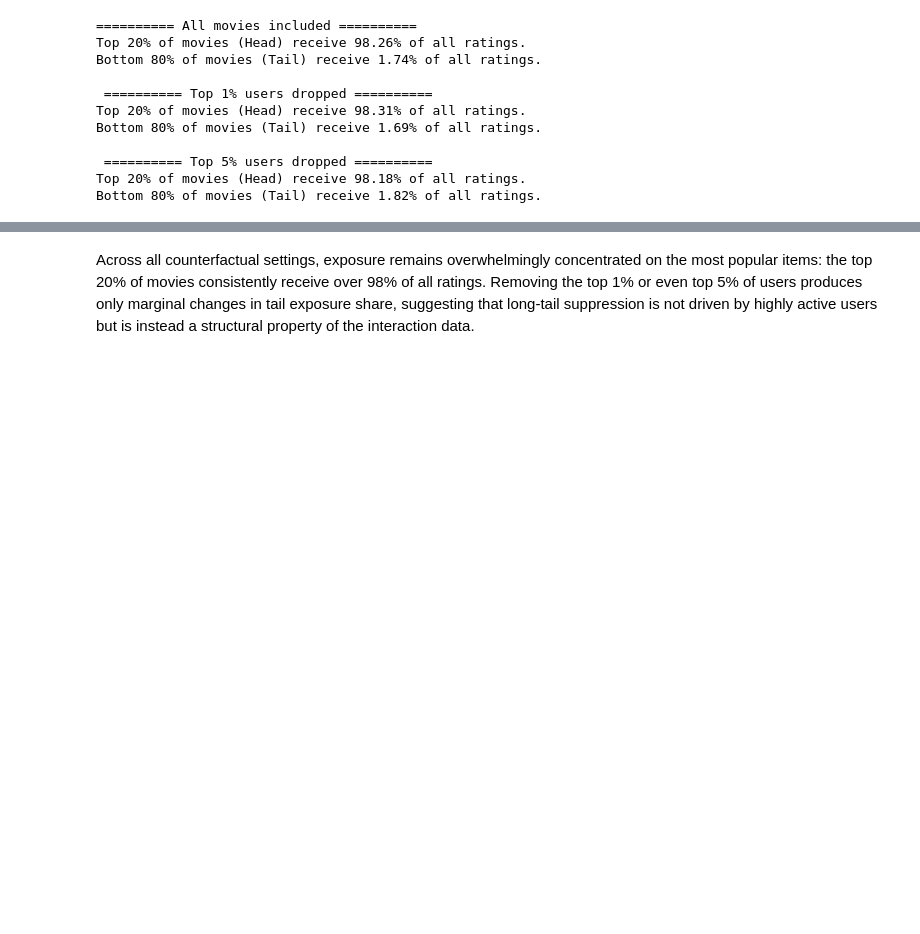
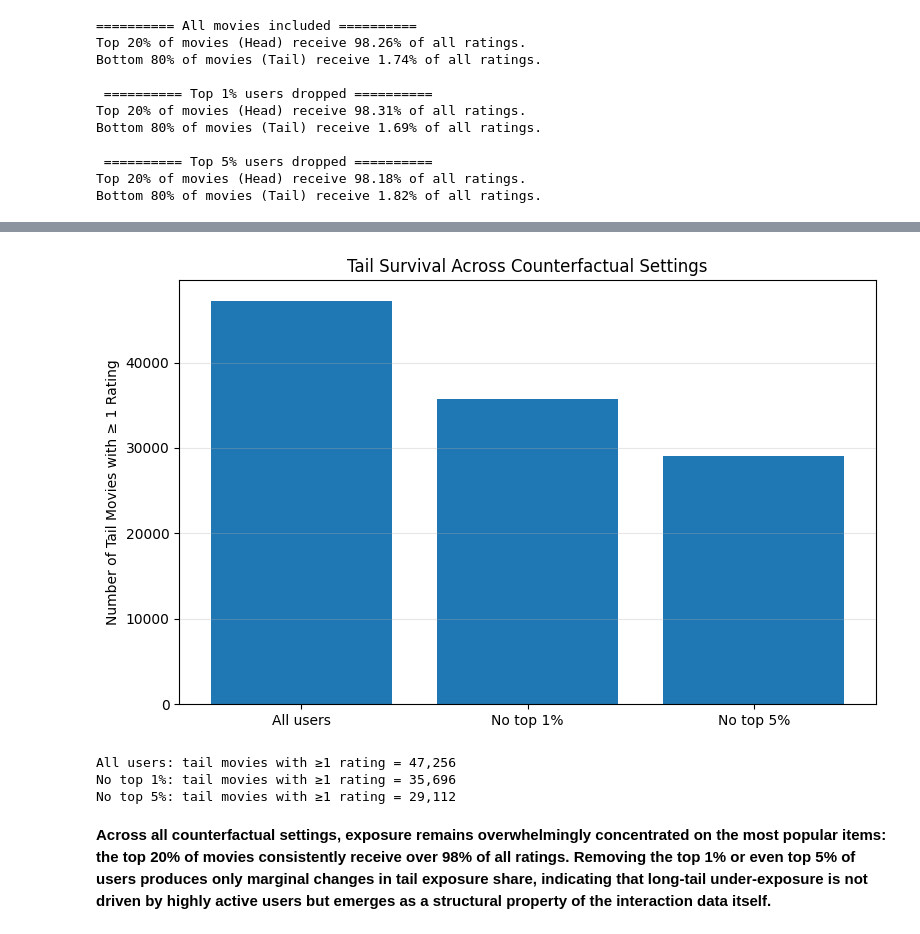
Before and after one commit to lucytheboss/movielens-behavioral-recommender, a Jupyter notebook: notebooks/02_user_behavior.ipynb, the cells around one changed output, grey strips where cells are left out. Cells and saved outputs as stored; diff of their text form; code cells hidden in the pictures; blank space fills up the shorter version.

```diff
--- a/notebooks/02_user_behavior.ipynb
+++ b/notebooks/02_user_behavior.ipynb
@@ -270,2 +345,32 @@ Bottom 80% of movies (Tail) receive 1.82% of all ratings.
+# %%
+def count_movies_with_any_rating(movies_df):
+    return (movies_df["n_ratings"] > 0).sum()
+
+def count_tail_movies_with_any_rating(movies_df):
+    tail = movies_df[movies_df["popularity_group"] == "Tail"]
+    return (tail["n_ratings"] > 0).sum()
+
+labels = ["All users", "No top 1%", "No top 5%"]
+tail_alive = [
+    count_tail_movies_with_any_rating(movies_all),
+    count_tail_movies_with_any_rating(movies_top1),
+    count_tail_movies_with_any_rating(movies_top5),
+]
+
+plt.figure(figsize=(8, 5))
+plt.bar(labels, tail_alive)
+plt.title("Tail Survival Across Counterfactual Settings")
+plt.ylabel("Number of Tail Movies with ≥ 1 Rating")
+plt.grid(True, axis="y", alpha=0.3)
+plt.tight_layout()
+plt.show()
+
+for name, n in zip(labels, tail_alive):
+    print(f"{name}: tail movies with ≥1 rating = {n:,}")
+# %% [output]
+[figure, added]
+All users: tail movies with ≥1 rating = 47,256
+No top 1%: tail movies with ≥1 rating = 35,696
+No top 5%: tail movies with ≥1 rating = 29,112
 # %% [markdown]
-Across all counterfactual settings, exposure remains overwhelmingly concentrated on the most popular items: the top 20% of movies consistently receive over 98% of all ratings. Removing the top 1% or even top 5% of users produces only marginal changes in tail exposure share, suggesting that long-tail suppression is not driven by highly active users but is instead a structural property of the interaction data.
+**Across all counterfactual settings, exposure remains overwhelmingly concentrated on the most popular items: the top 20% of movies consistently receive over 98% of all ratings. Removing the top 1% or even top 5% of users produces only marginal changes in tail exposure share, indicating that long-tail under-exposure is not driven by highly active users but emerges as a structural property of the interaction data itself.**
```
Also changed, not shown: parts of 2 cells of this notebook.
